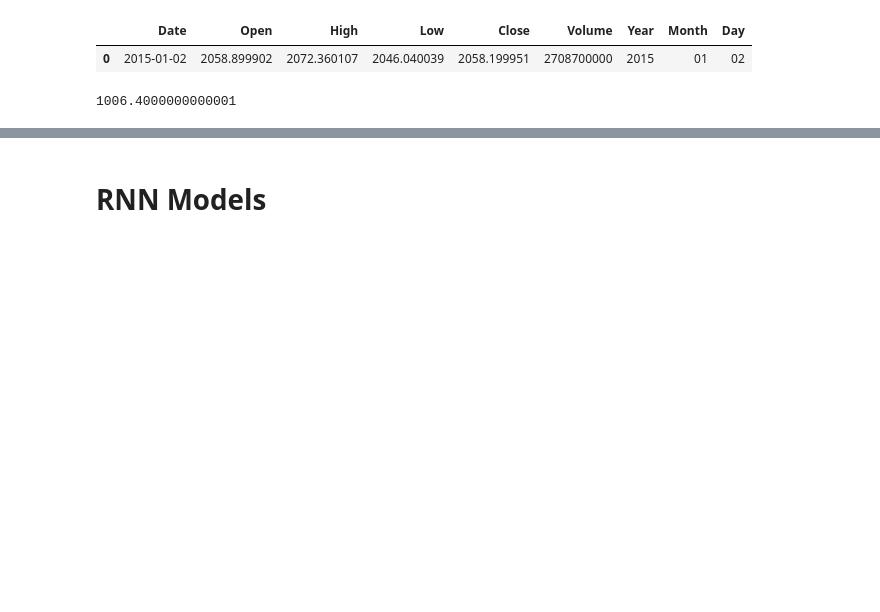
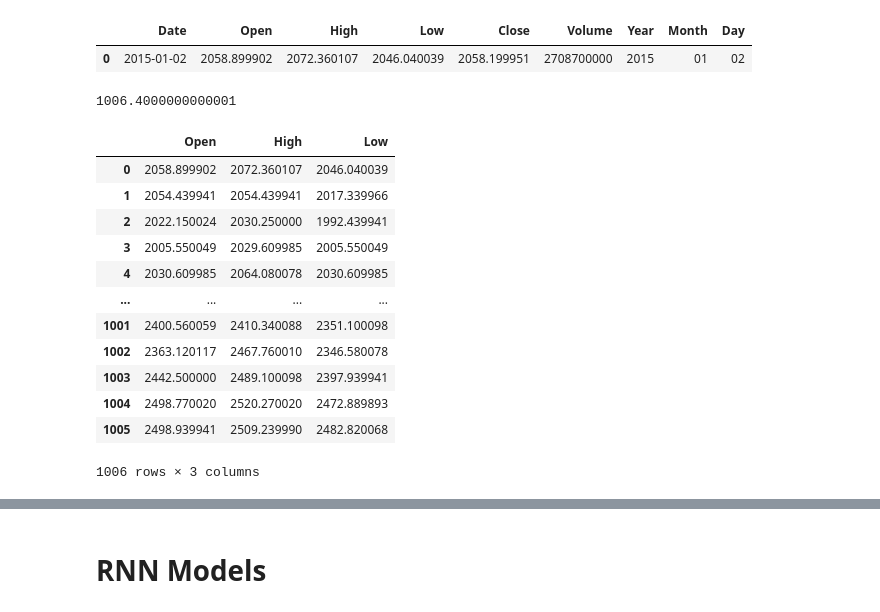
Before and after one commit to oimartin/SP_500_index_RNN, a Jupyter notebook: sp500_notebook.ipynb, the cells around one changed output, grey strips where cells are left out. Drawn from its saved outputs; the diff is of its cells as text; code cells hidden in the pictures; blank space fills up the shorter version.

Commit message:
trying to reshape input data

```diff
--- a/sp500_notebook.ipynb
+++ b/sp500_notebook.ipynb
@@ -279,7 +279,7 @@ data.shape[0]*0.8
 # %% [output]
 1006.4000000000001
 # %%
-data_train = data.iloc[:1006, :4].copy()
-data_test = data.iloc[1006:, :4].copy()
+data_train = data.iloc[:1006, 1:4].copy()
+data_test = data.iloc[1006:, 1:4].copy()
 # %%
 training_set = data_train.values
@@ -290,3 +290,19 @@ testing_set = np.reshape(testing_set, (len(testing_set), 4))
+# %%
+data_train
+# %% [output]
+|  | Open | High | Low |
+| 0 | 2058.899902 | 2072.360107 | 2046.040039 |
+| 1 | 2054.439941 | 2054.439941 | 2017.339966 |
+| 2 | 2022.150024 | 2030.250000 | 1992.439941 |
+| 3 | 2005.550049 | 2029.609985 | 2005.550049 |
+| 4 | 2030.609985 | 2064.080078 | 2030.609985 |
+| ... | ... | ... | ... |
+| 1001 | 2400.560059 | 2410.340088 | 2351.100098 |
+| 1002 | 2363.120117 | 2467.760010 | 2346.580078 |
+| 1003 | 2442.500000 | 2489.100098 | 2397.939941 |
+| 1004 | 2498.770020 | 2520.270020 | 2472.889893 |
+| 1005 | 2498.939941 | 2509.239990 | 2482.820068 |
+1006 rows × 3 columns
 # %%
 X_train, X_val, y_train, y_val = train_test_split(training_set,
                                                   data.iloc[:1006, 4],
```
Also changed, not shown: parts of 5 cells of this notebook.
